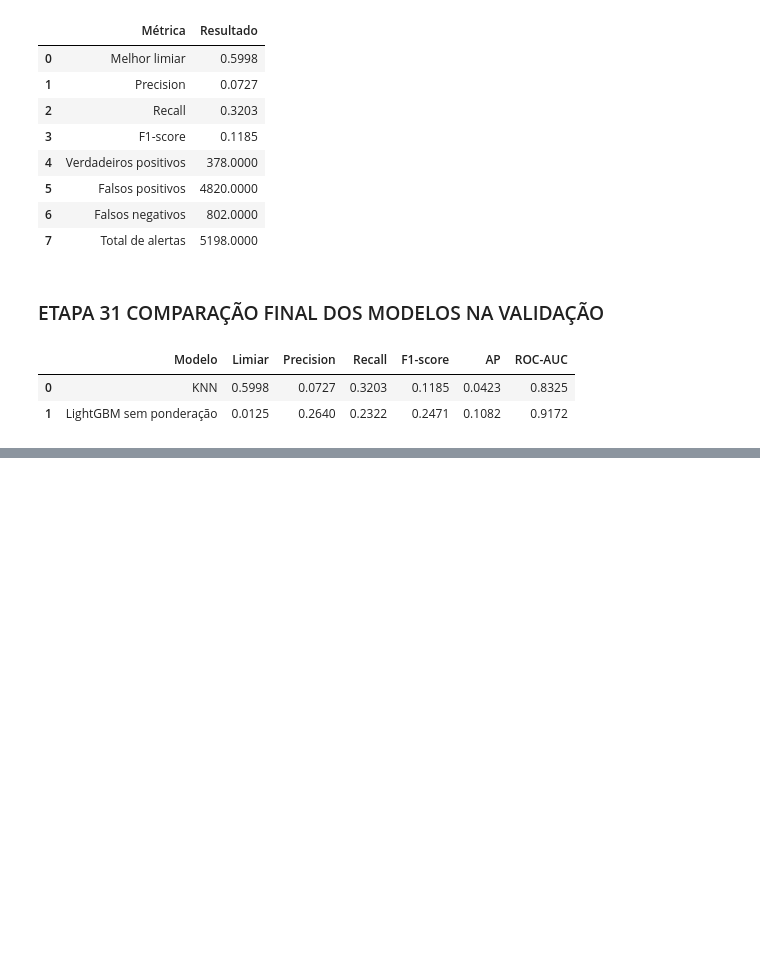
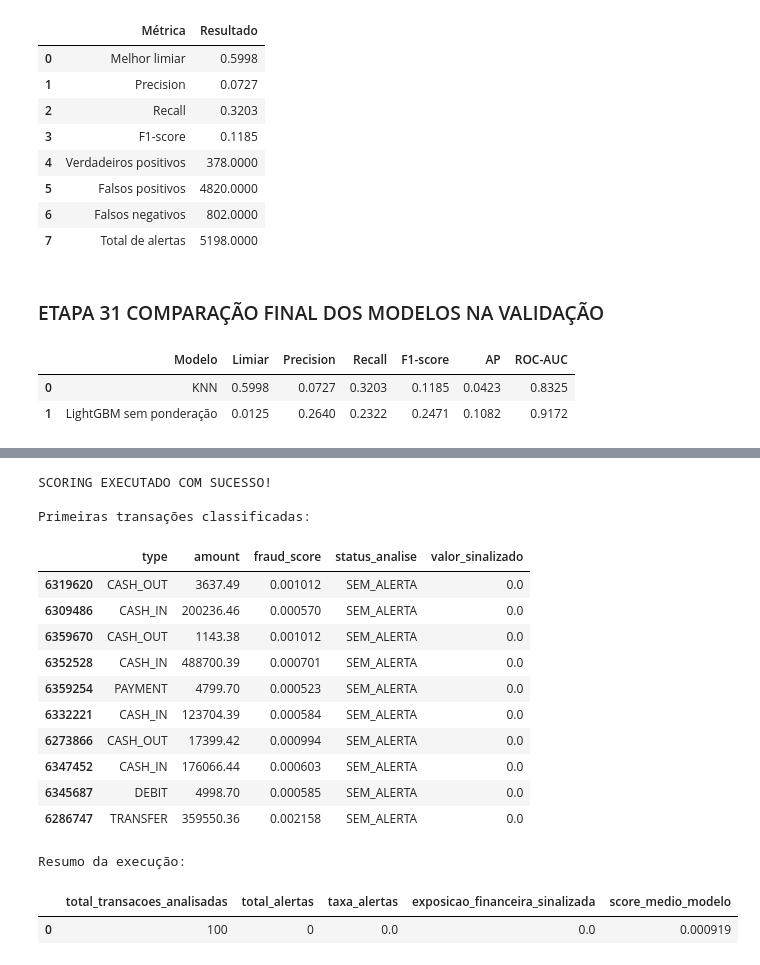
Before and after one commit to joaoribeiro-max/grupo5-fraud-detection, a Jupyter notebook: notebooks/02_preparacao_e_modelagem.ipynb, the cells around one changed output, grey strips where cells are left out. Drawn from its saved outputs; the diff is of its cells as text; code cells hidden in the pictures; blank space fills up the shorter version.

Commit message:
feat: adiciona modulo de scoring e ferramenta ML para ADK

```diff
--- a/notebooks/02_preparacao_e_modelagem.ipynb
+++ b/notebooks/02_preparacao_e_modelagem.ipynb
@@ -2118,0 +2276,70 @@ display(comparacao_modelos.round(4))
+# %%
+# ============================================================
+# TESTE DE INTEGRAÇÃO — MODELO REAL + MÓDULO PYTHON
+# ============================================================
+
+# Importar o módulo
+from src.finops_ml.fraud_scoring import (
+    score_transactions,
+    summarize_exposure,
+)
+
+# Selecionar uma pequena amostra do conjunto de teste.
+# Não incluímos a variável-alvo isFraud.
+lote_teste = X_test.sample(
+    n=min(100, len(X_test)),
+    random_state=42
+).copy()
+
+# Executar a classificação com o modelo carregado
+resultado_scoring = score_transactions(
+    modelo=modelo_modulo,
+    transacoes=lote_teste,
+    config=config_modulo,
+)
+
+# Calcular o resumo financeiro
+resumo_scoring = summarize_exposure(
+    resultado_scoring
+)
+
+# Exibir resultados
+print("SCORING EXECUTADO COM SUCESSO!")
+
+print("\nPrimeiras transações classificadas:")
+display(
+    resultado_scoring[
+        [
+            "type",
+            "amount",
+            "fraud_score",
+            "status_analise",
+            "valor_sinalizado",
+        ]
+    ].head(10)
+)
+
+print("\nResumo da execução:")
+display(
+    pd.DataFrame(
+        [resumo_scoring]
+    )
+)
+# %% [output]
+SCORING EXECUTADO COM SUCESSO!
+
+Primeiras transações classificadas:
+|  | type | amount | fraud_score | status_analise | valor_sinalizado |
+| 6319620 | CASH_OUT | 3637.49 | 0.001012 | SEM_ALERTA | 0.0 |
+| 6309486 | CASH_IN | 200236.46 | 0.000570 | SEM_ALERTA | 0.0 |
+| 6359670 | CASH_OUT | 1143.38 | 0.001012 | SEM_ALERTA | 0.0 |
+| 6352528 | CASH_IN | 488700.39 | 0.000701 | SEM_ALERTA | 0.0 |
+| 6359254 | PAYMENT | 4799.70 | 0.000523 | SEM_ALERTA | 0.0 |
+| 6332221 | CASH_IN | 123704.39 | 0.000584 | SEM_ALERTA | 0.0 |
+| 6273866 | CASH_OUT | 17399.42 | 0.000994 | SEM_ALERTA | 0.0 |
+| 6347452 | CASH_IN | 176066.44 | 0.000603 | SEM_ALERTA | 0.0 |
+| 6345687 | DEBIT | 4998.70 | 0.000585 | SEM_ALERTA | 0.0 |
+| 6286747 | TRANSFER | 359550.36 | 0.002158 | SEM_ALERTA | 0.0 |
+Resumo da execução:
+|  | total_transacoes_analisadas | total_alertas | taxa_alertas | exposicao_financeira_sinalizada | score_medio_modelo |
+| 0 | 100 | 0 | 0.0 | 0.0 | 0.000919 |
```
Also changed, not shown: parts of 8 cells of this notebook, 9 other files.
